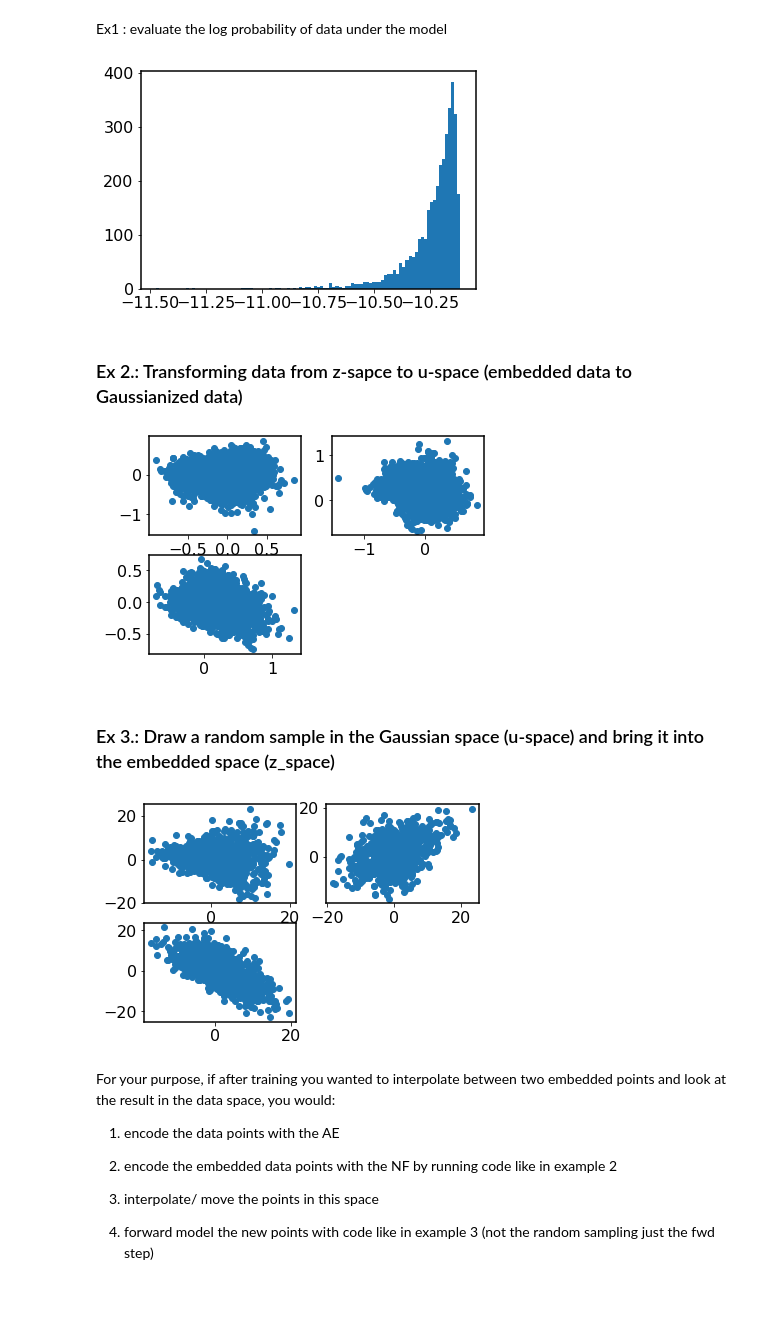
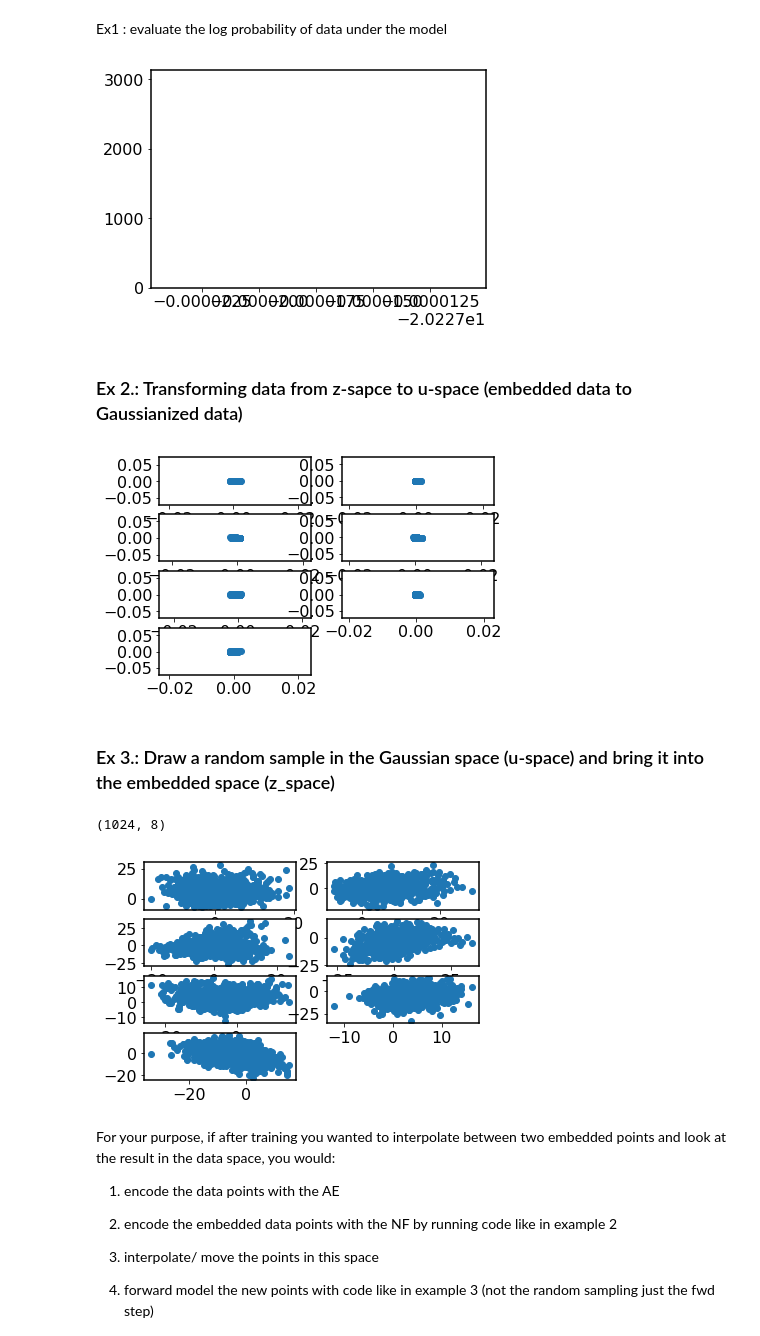
Before and after one commit to shuyuqin/497_MAT_Assignment, a Jupyter notebook: TrainNVP_simplified_and_explained.ipynb, the cells around one changed output. Saved outputs shown, nothing was run; the diff lists cells and outputs as text; code cells hidden in the pictures; blank space fills up the shorter version.

```diff
--- a/TrainNVP_simplified_and_explained.ipynb
+++ b/TrainNVP_simplified_and_explained.ipynb
@@ -65,10 +88,10 @@ Mounted at /content/drive
 ### Step 1: Load the AE embedded data. This will be the input data for training the normalizing flow.
 # %%
 # loading embedding extracted from jupyter notebook
-DATA_PATH = './drive/My Drive/Colab Notebooks'
-emb = np.load(os.path.join(DATA_PATH,'beta=0.199.npy'))
+DATA_PATH = ''
+emb = np.load(os.path.join(DATA_PATH,'pie_Train_Loss:0.0036-19999.npy'))
 # %%
-for i in range(16):
+for i in range(8):
     plt.figure()
     plt.imshow(emb[:,i].reshape(60,60))
     plt.colorbar()
@@ -93,3 +109,5 @@ non_zero_dims = [3,5,8,10]
+# %%
+non_zero_dims = [0,1,2,3,4,5,6,7]
 # %%
 # # finding non-zero embeddings
 # non_zero_dims = []
@@ -108,7 +130,7 @@ params['embedding_size'] = emb.shape[-1]
 where you want the model to be saved:
 # %%
 # path for saving the model
-params['module_dir'] = 'vae_simple_model/'
+params['module_dir'] = 'vae_simple_model_1/'
 # %% [markdown]
 Step 3: design the normalizing flow. Set the number of layers that you want for each type of transformation.
 # %%
@@ -329,7 +351,7 @@ log_prob_of_emb = sess.run(log_prob, feed_dict={data:emb})
 # note that this is before we have trained the model
 _  = plt.hist(log_prob_of_emb, bins=100)
 # %% [output]
-[figure, old version]
+[figure, new version]
 # %% [markdown]
 ### Ex 2.: Transforming data from z-sapce to u-space (embedded data to Gaussianized data)
 # %%
@@ -337,10 +359,10 @@ u_data = sess.run(bwd, feed_dict={data:emb})
 # %%
 # input data in 'Gaussian' space
 for ii in range(params['latent_size']-1):
-    plt.subplot(2,2, ii+1)
+    plt.subplot(4,2, ii+1)
     plt.scatter(u_data[:,ii],u_data[:,ii+1])
 # %% [output]
-[figure, old version]
+[figure, new version]
 # %% [markdown]
 ### Ex 3.:  Draw a random sample in the Gaussian space (u-space) and bring it into the embedded space (z_space)
 # %%
@@ -349,13 +371,17 @@ u_sample = sess.run(prior_sample, feed_dict={bs:1024})
 # %%
 # bring this sanmple into the embedded space of the auto-enocder
 z_sample = sess.run(fwd,  feed_dict={latent_sample: u_sample})
+# %%
+z_sample.shape
+# %% [output]
+(1024, 8)
 # %%
 # random samples in z_space (note again, we havent trained the model yet, so the output will not match the embedded data)
 for ii in range(params['latent_size']-1):
-    plt.subplot(2,2, ii+1)
+    plt.subplot(4,2, ii+1)
     plt.scatter(z_sample[:,ii],z_sample[:,ii+1])
 # %% [output]
-[figure, old version]
+[figure, new version]
 # %% [markdown]
 For your purpose, if after training you wanted to interpolate between two embedded points and look at the result in the data space, you would:
 
```
Also changed, not shown: parts of 22 cells of this notebook.
